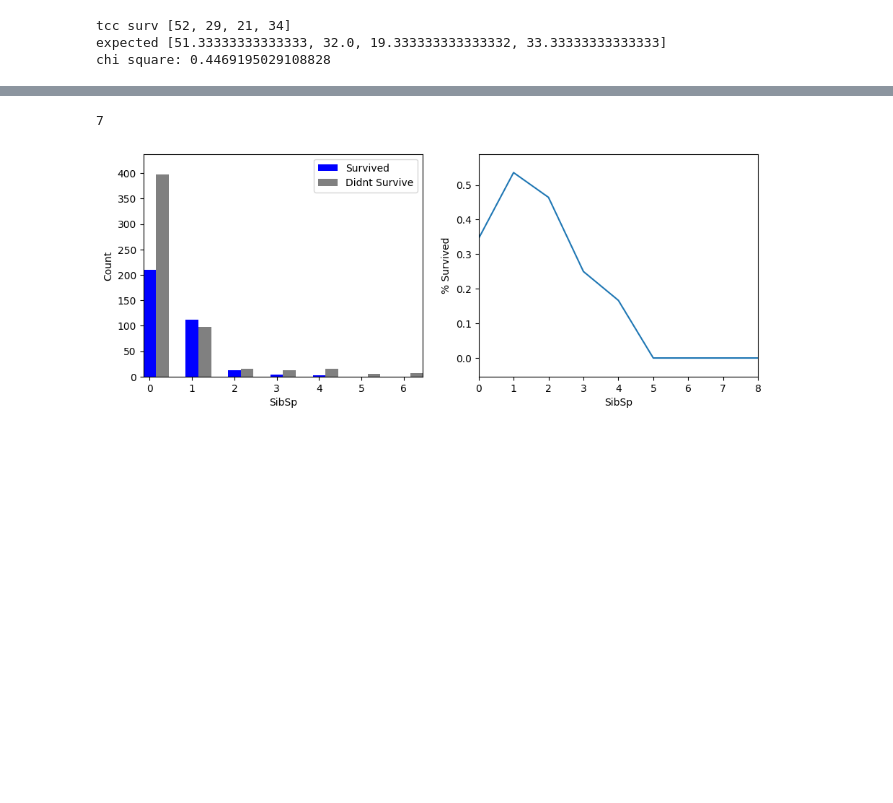
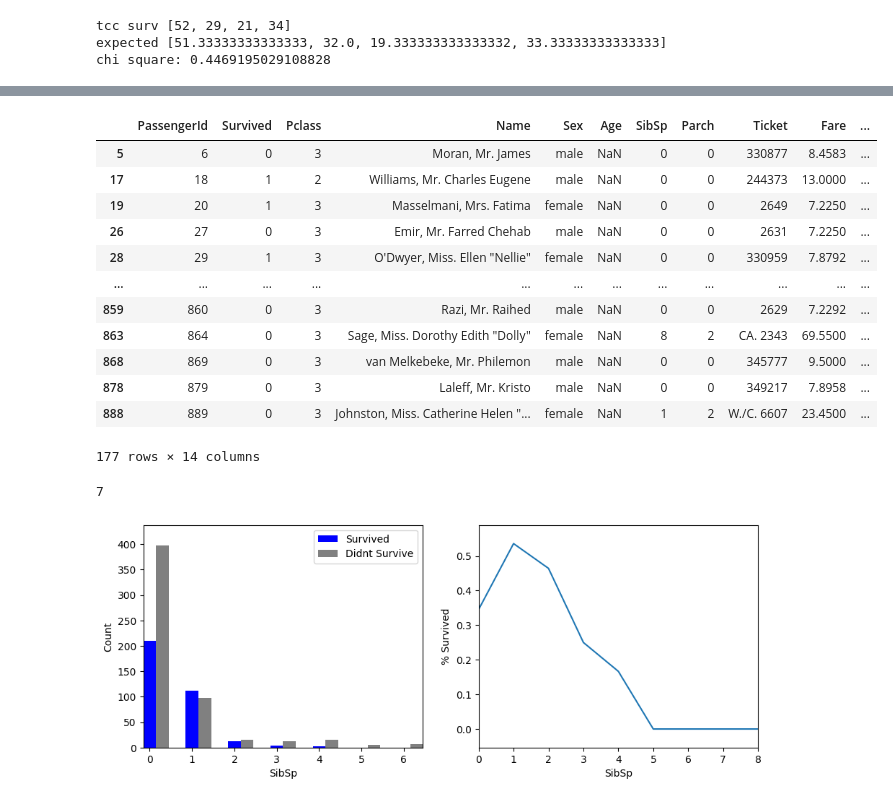
Before and after one commit to MaxymWojnowskyj/Titanic-ML-Comp, a Jupyter notebook: Titanic_NoteBook.ipynb, the cells around one changed output, grey strips where cells are left out. Drawn from its saved outputs; the diff is of its cells as text; code cells hidden in the pictures; blank space fills up the shorter version.

```diff
--- a/Titanic_NoteBook.ipynb
+++ b/Titanic_NoteBook.ipynb
@@ -358,0 +463,32 @@ train.head()
+# %%
+# Age_w_Means stands for Age with means (missing values replaced with mean age)
+train['Age_w_Means'] = train['Age'].fillna(train['Age'].mean())
+# %%
+linr = LinearRegression()
+
+LR_train = train.drop(columns=['Ticket', 'Name', 'Embarked', 'Age_w_Means'])
+#Assigning binary values to male and female
+LR_train['Sex'] = (LR_train['Sex'] == 'male').astype(int)
+
+
+train_age = LR_train.loc[LR_train['Age'].notnull()]
+train_age_x = train_age.loc[:, train_age.columns != 'Age']
+train_age_y = train_age['Age']
+
+test_age = LR_train.loc[LR_train['Age'].isna()]
+test_age_x = test_age.loc[:, test_age.columns != 'Age']
+
+linr.fit(train_age_x, train_age_y)
+
+predict = linr.predict(test_age_x)
+
+
+pred_idx = 0
+for i in range(len(train)):
+    #fill in the missing value with its associated LR predicted value
+    if pd.isna(train.loc[train.index[i], 'Age']):
+        train.loc[train.index[i], 'Age_w_LR'] = predict[pred_idx]
+        pred_idx += 1
+    #otherwise fill in the cell with its Age value
+    else:
+        train.loc[train.index[i], 'Age_w_LR'] = train.loc[train.index[i], 'Age']
@@ -359,3 +513,19 @@ train.head()
+# %%
+train[train['Age'].isna()]
+# %% [output]
+|  | PassengerId | Survived | Pclass | Name | Sex | Age | SibSp | Parch | Ticket | Fare | ... |
+| 5 | 6 | 0 | 3 | Moran, Mr. James | male | NaN | 0 | 0 | 330877 | 8.4583 | ... |
+| 17 | 18 | 1 | 2 | Williams, Mr. Charles Eugene | male | NaN | 0 | 0 | 244373 | 13.0000 | ... |
+| 19 | 20 | 1 | 3 | Masselmani, Mrs. Fatima | female | NaN | 0 | 0 | 2649 | 7.2250 | ... |
+| 26 | 27 | 0 | 3 | Emir, Mr. Farred Chehab | male | NaN | 0 | 0 | 2631 | 7.2250 | ... |
+| 28 | 29 | 1 | 3 | O'Dwyer, Miss. Ellen "Nellie" | female | NaN | 0 | 0 | 330959 | 7.8792 | ... |
+| ... | ... | ... | ... | ... | ... | ... | ... | ... | ... | ... | ... |
+| 859 | 860 | 0 | 3 | Razi, Mr. Raihed | male | NaN | 0 | 0 | 2629 | 7.2292 | ... |
+| 863 | 864 | 0 | 3 | Sage, Miss. Dorothy Edith "Dolly" | female | NaN | 8 | 2 | CA. 2343 | 69.5500 | ... |
+| 868 | 869 | 0 | 3 | van Melkebeke, Mr. Philemon | male | NaN | 0 | 0 | 345777 | 9.5000 | ... |
+| 878 | 879 | 0 | 3 | Laleff, Mr. Kristo | male | NaN | 0 | 0 | 349217 | 7.8958 | ... |
+| 888 | 889 | 0 | 3 | Johnston, Miss. Catherine Helen "... | female | NaN | 1 | 2 | W./C. 6607 | 23.4500 | ... |
+177 rows × 14 columns
 # %%
 #SibSp - number of siblings/spouses on board
 SibSp_nunique = train['SibSp'].nunique()
```
Also changed, not shown: parts of 23 cells of this notebook.
